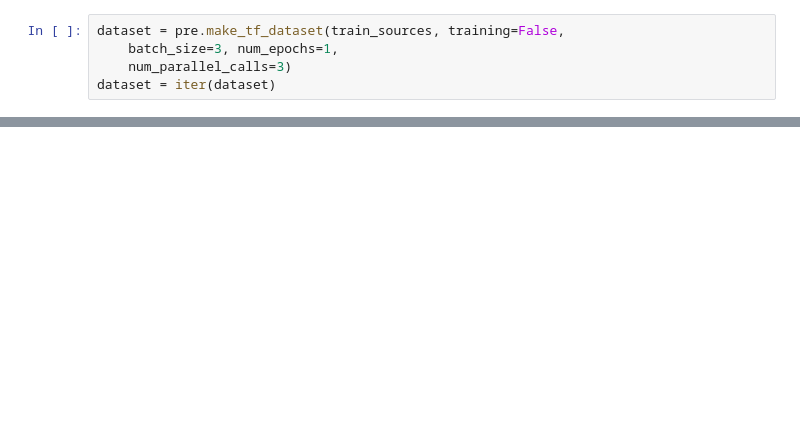
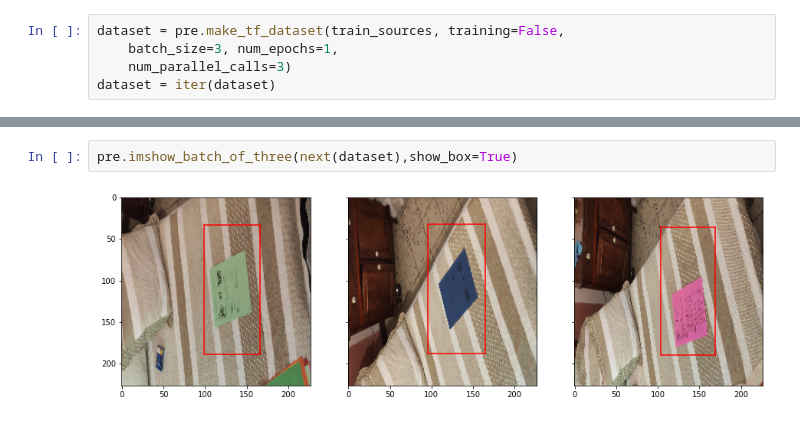
Before and after one commit to jeussej/monografia, a Jupyter notebook: main.ipynb, the cells around one changed output, grey strips where cells are left out. Saved outputs shown, nothing was run; the diff lists cells and outputs as text; blank space fills up the shorter version.

```diff
--- a/main.ipynb
+++ b/main.ipynb
@@ -80,0 +155,4 @@ plt.legend()
+# %%
+pre.imshow_batch_of_three(next(dataset),show_box=True)
+# %% [output]
+[figure, added]
```
Also changed, not shown: parts of 14 cells of this notebook, 1 other file.
